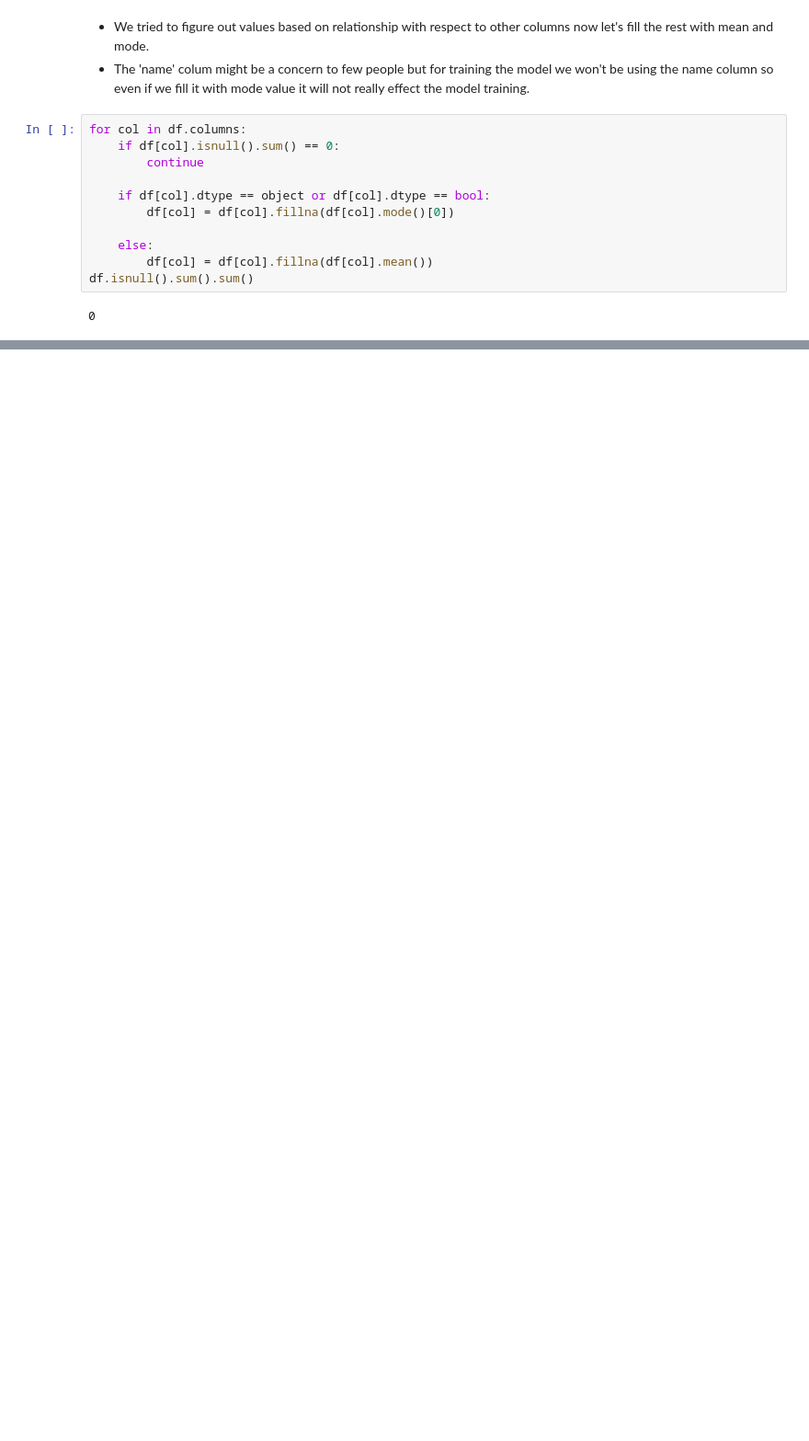
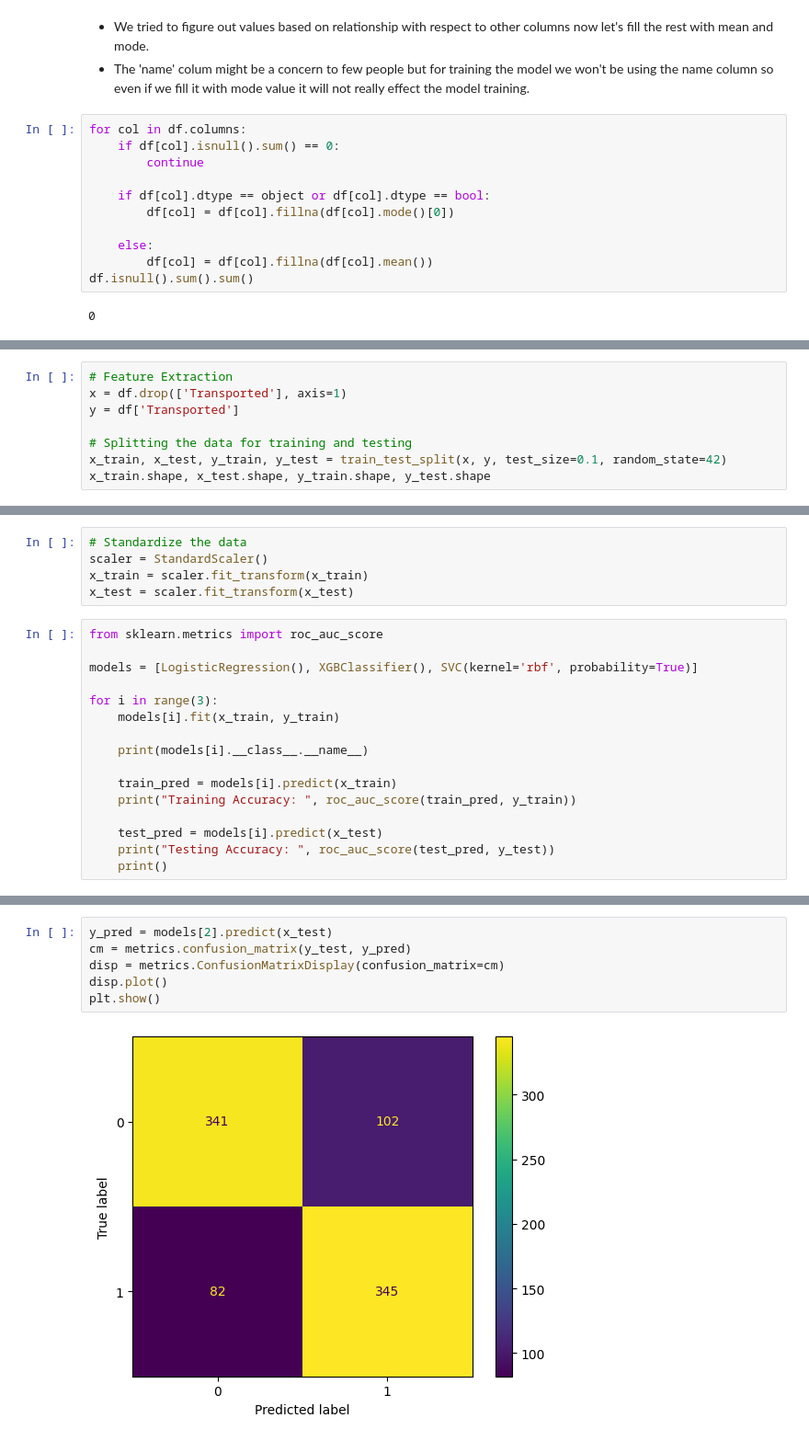
Before and after one commit to rizz045/Spaceship-Titanic-Project-using-Machine-Learning, a Jupyter notebook: Spaceship_Titanic_Project_using_Machine_Learning.ipynb, the cells around one changed output, grey strips where cells are left out. Shown at 92% size. Saved outputs shown, nothing was run; the diff lists cells and outputs as text; blank space fills up the shorter version.

```diff
--- a/Spaceship_Titanic_Project_using_Machine_Learning.ipynb
+++ b/Spaceship_Titanic_Project_using_Machine_Learning.ipynb
@@ -201,0 +293,8 @@ ValueError: Could not interpret value `PassengerNo` for `x`. An entry with this
+# %%
+# Feature Extraction
+x = df.drop(['Transported'], axis=1)
+y = df['Transported']
+
+# Splitting the data for training and testing
+x_train, x_test, y_train, y_test = train_test_split(x, y, test_size=0.1, random_state=42)
+x_train.shape, x_test.shape, y_train.shape, y_test.shape
@@ -201,0 +303,21 @@ ValueError: Could not interpret value `PassengerNo` for `x`. An entry with this
+# %%
+# Standardize the data
+scaler = StandardScaler()
+x_train = scaler.fit_transform(x_train)
+x_test = scaler.fit_transform(x_test)
+# %%
+from sklearn.metrics import roc_auc_score
+
+models = [LogisticRegression(), XGBClassifier(), SVC(kernel='rbf', probability=True)]
+
+for i in range(3):
+    models[i].fit(x_train, y_train)
+
+    print(models[i].__class__.__name__)
+
+    train_pred = models[i].predict(x_train)
+    print("Training Accuracy: ", roc_auc_score(train_pred, y_train))
+
+    test_pred = models[i].predict(x_test)
+    print("Testing Accuracy: ", roc_auc_score(test_pred, y_test))
+    print()
@@ -201,0 +344,8 @@ ValueError: Could not interpret value `PassengerNo` for `x`. An entry with this
+# %%
+y_pred = models[2].predict(x_test)
+cm = metrics.confusion_matrix(y_test, y_pred)
+disp = metrics.ConfusionMatrixDisplay(confusion_matrix=cm)
+disp.plot()
+plt.show()
+# %% [output]
+[figure, added]
```
Also changed, not shown: parts of 23 cells of this notebook.
